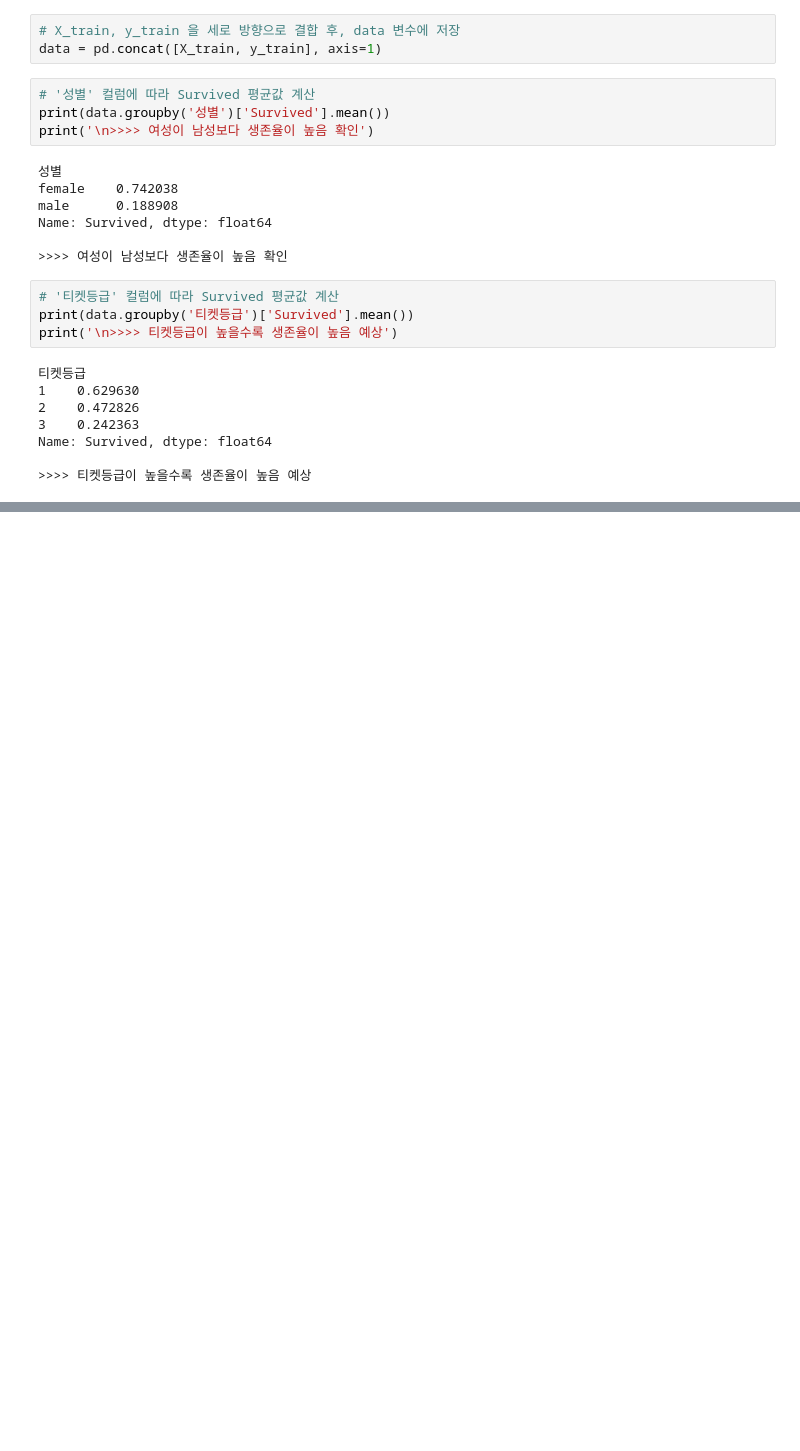
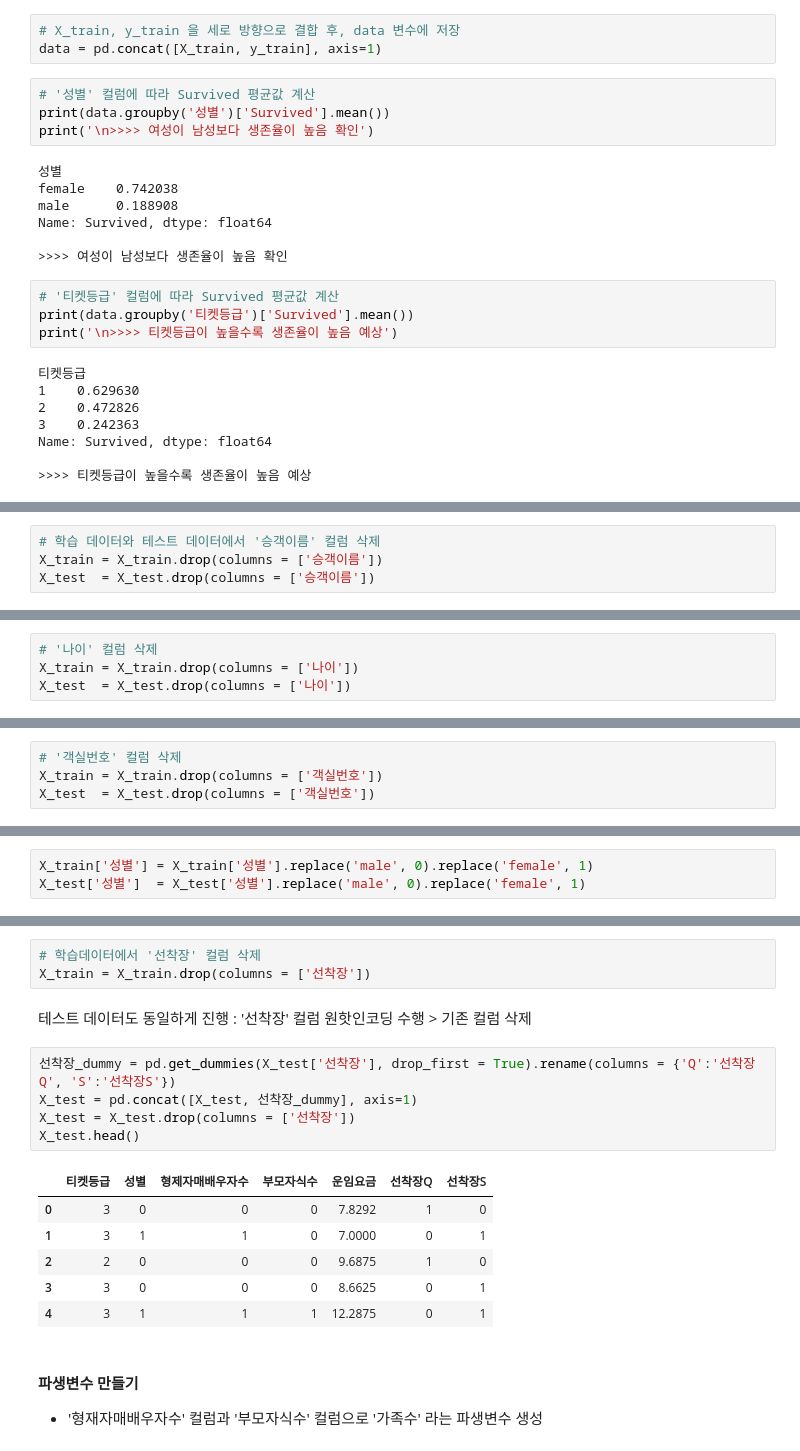
Before and after one commit to eseulLee/python, a Jupyter notebook: study_part05_2.ipynb, the cells around one changed output, grey strips where cells are left out. Cells and saved outputs as stored; diff of their text form; blank space fills up the shorter version.

```diff
--- a/study_part05_2.ipynb
+++ b/study_part05_2.ipynb
@@ -172,0 +217,4 @@ Name: Survived, dtype: float64
+# %%
+# 학습 데이터와 테스트 데이터에서 '승객이름' 컬럼 삭제
+X_train = X_train.drop(columns = ['승객이름'])
+X_test  = X_test.drop(columns = ['승객이름'])
@@ -172,0 +241,4 @@ Name: Survived, dtype: float64
+# %%
+# '나이' 컬럼 삭제
+X_train = X_train.drop(columns = ['나이'])
+X_test  = X_test.drop(columns = ['나이'])
@@ -172,0 +247,4 @@ Name: Survived, dtype: float64
+# %%
+# '객실번호' 컬럼 삭제
+X_train = X_train.drop(columns = ['객실번호'])
+X_test  = X_test.drop(columns = ['객실번호'])
@@ -172,0 +275,3 @@ Name: Survived, dtype: float64
+# %%
+X_train['성별'] = X_train['성별'].replace('male', 0).replace('female', 1)
+X_test['성별']  = X_test['성별'].replace('male', 0).replace('female', 1)
@@ -172,0 +295,21 @@ Name: Survived, dtype: float64
+# %%
+# 학습데이터에서 '선착장' 컬럼 삭제
+X_train = X_train.drop(columns = ['선착장'])
+# %% [markdown]
+테스트 데이터도 동일하게 진행 : '선착장' 컬럼 원핫인코딩 수행 > 기존 컬럼 삭제
+# %%
+선착장_dummy = pd.get_dummies(X_test['선착장'], drop_first = True).rename(columns = {'Q':'선착장Q', 'S':'선착장S'})
+X_test = pd.concat([X_test, 선착장_dummy], axis=1)
+X_test = X_test.drop(columns = ['선착장'])
+X_test.head()
+# %% [output]
+|  | 티켓등급 | 성별 | 형제자매배우자수 | 부모자식수 | 운임요금 | 선착장Q | 선착장S |
+| 0 | 3 | 0 | 0 | 0 | 7.8292 | 1 | 0 |
+| 1 | 3 | 1 | 1 | 0 | 7.0000 | 0 | 1 |
+| 2 | 2 | 0 | 0 | 0 | 9.6875 | 1 | 0 |
+| 3 | 3 | 0 | 0 | 0 | 8.6625 | 0 | 1 |
+| 4 | 3 | 1 | 1 | 1 | 12.2875 | 0 | 1 |
+# %% [markdown]
+#### 파생변수 만들기
+
+- '형재자매배우자수' 컬럼과 '부모자식수' 컬럼으로 '가족수' 라는 파생변수 생성
```
Also changed, not shown: parts of 52 cells of this notebook, 2 other files.
